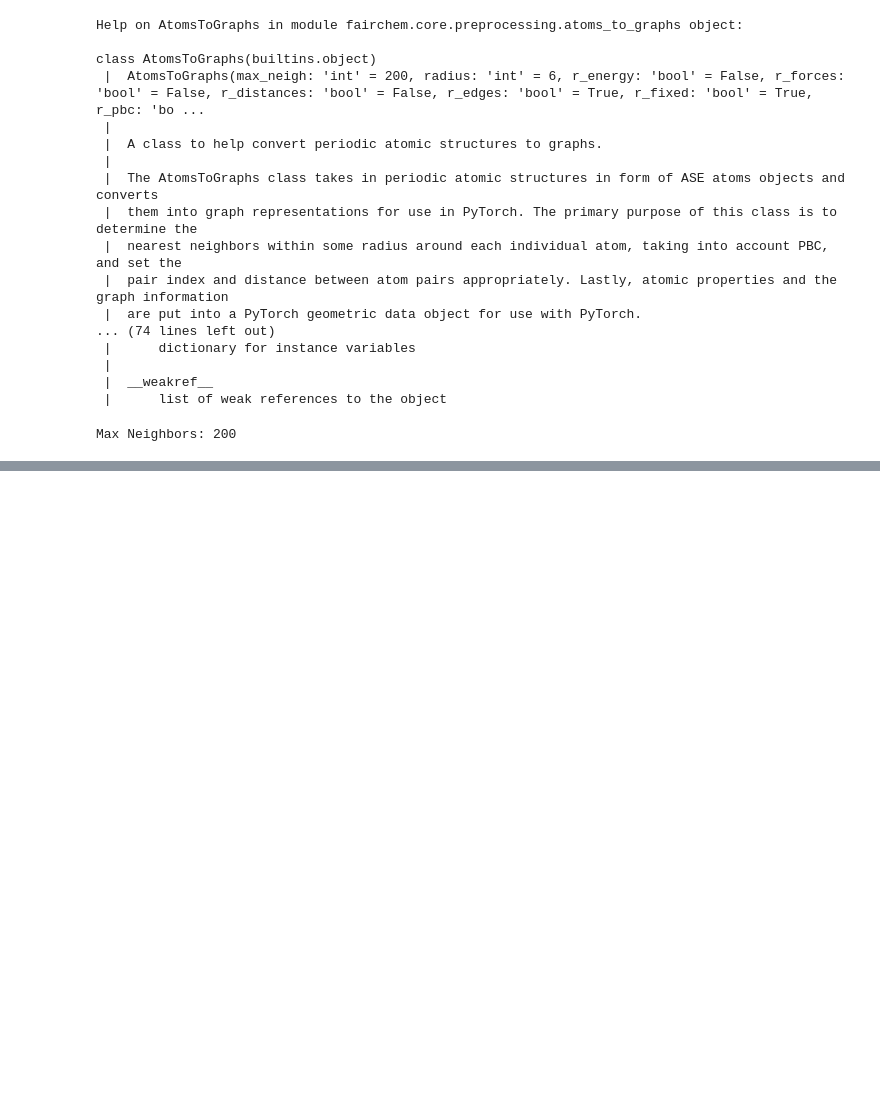
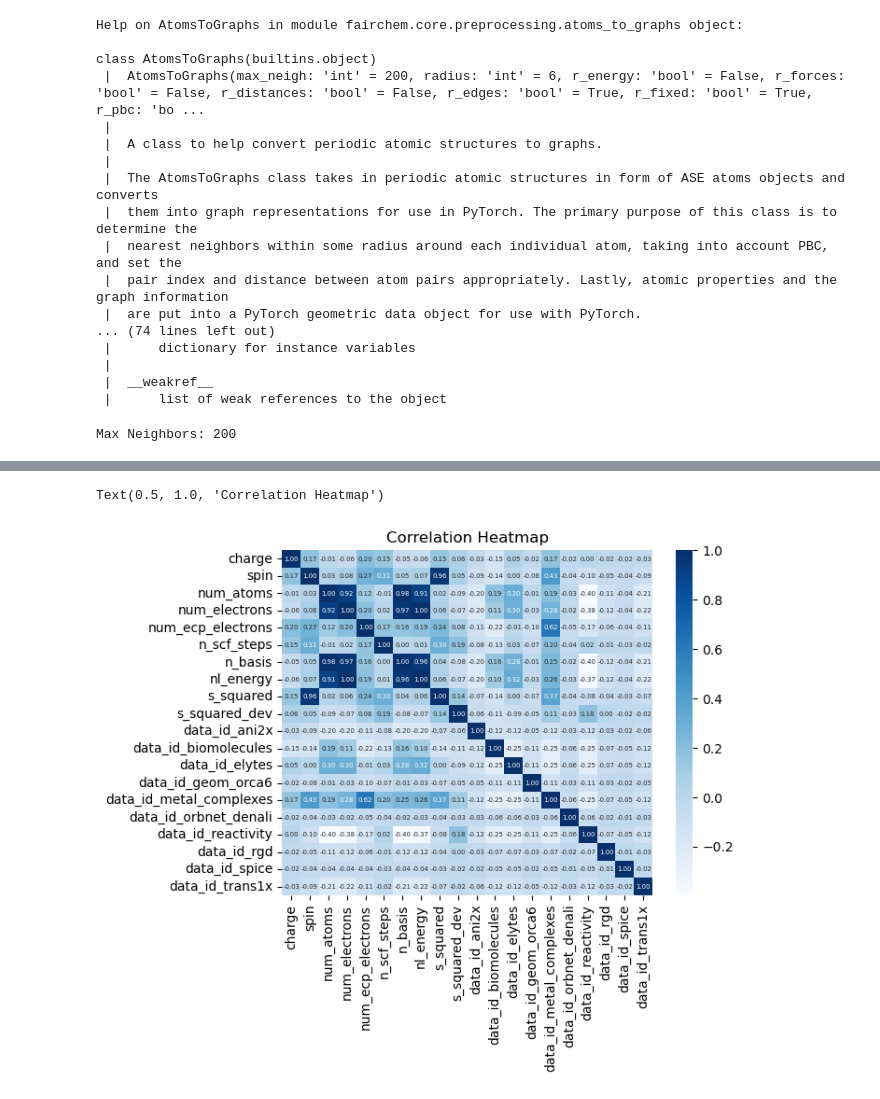
Before and after one commit to yasheshak/Chem-277B-Final-Project, a Jupyter notebook: EDA.ipynb, the cells around one changed output, grey strips where cells are left out. Saved outputs shown, nothing was run; the diff lists cells and outputs as text; code cells hidden in the pictures; blank space fills up the shorter version.

```diff
--- a/EDA.ipynb
+++ b/EDA.ipynb
@@ -115,0 +173,2 @@ Max Neighbors: 200
+# %%
+df = convert_aselmdb_df(file_path=file_path)
@@ -115,0 +198,6 @@ Max Neighbors: 200
+# %%
+# not all data cols are useful (administrative details); we will drop them
+cols_to_drop = ['source', 'warnings', 'reference_source', 'unrestricted']
+
+new_df = df.drop(columns = cols_to_drop)
+new_df.head()
@@ -115,0 +232,9 @@ Max Neighbors: 200
+# %%
+# some data fields will need to be encoded (i.e., data_id); let's take a closer look
+
+data_ids = new_df['data_id']
+print(f"Num unique molecule types: {data_ids.nunique()}")
+print(f"Unique molecules = {data_ids.unique()}")
+
+df_encoded = pd.get_dummies(new_df, columns = ['data_id'], dtype=int)
+df_encoded
@@ -115,0 +261,3 @@ Max Neighbors: 200
+# %%
+num_df = df_encoded.select_dtypes(include=['number'])
+num_df.head()
@@ -115,0 +271,6 @@ Max Neighbors: 200
+# %%
+ax = sns.heatmap(num_df.corr(), annot=True, annot_kws = {'size': 5}, fmt = '.2f', cmap='Blues')
+ax.set_title("Correlation Heatmap")
+# %% [output]
+Text(0.5, 1.0, 'Correlation Heatmap')
+[figure, added]
```
Also changed, not shown: parts of 17 cells of this notebook.
